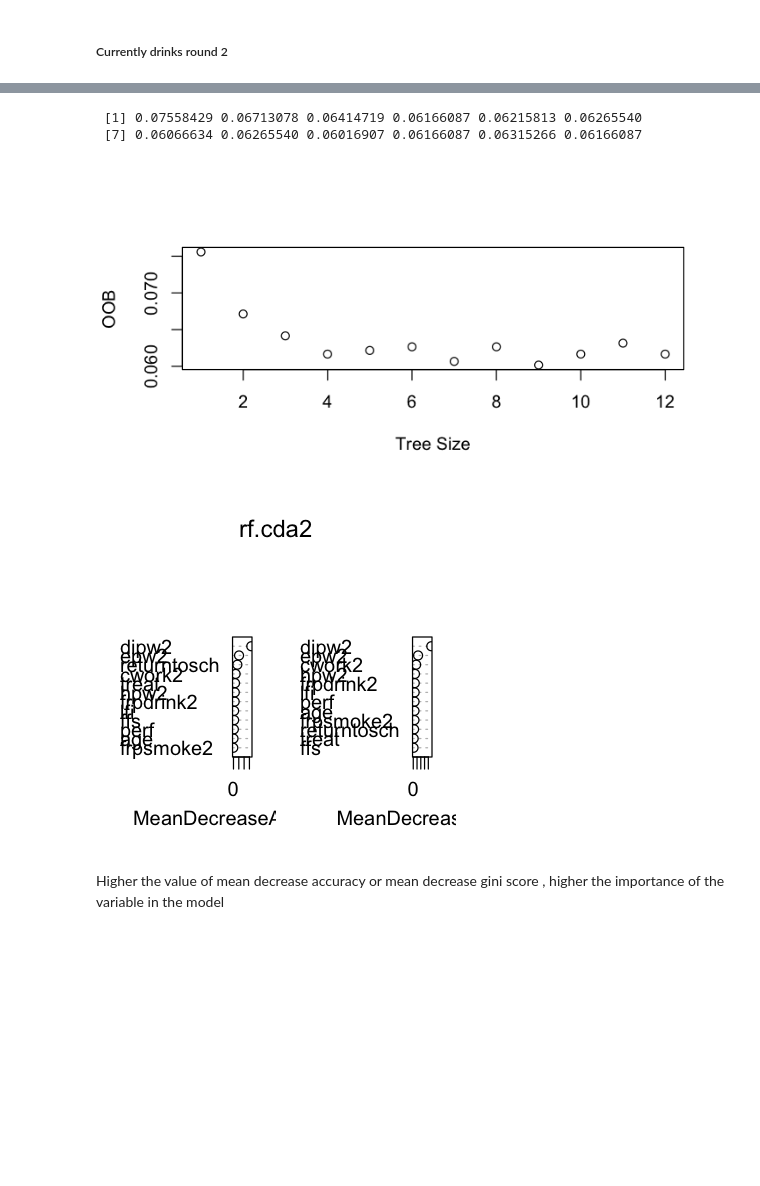
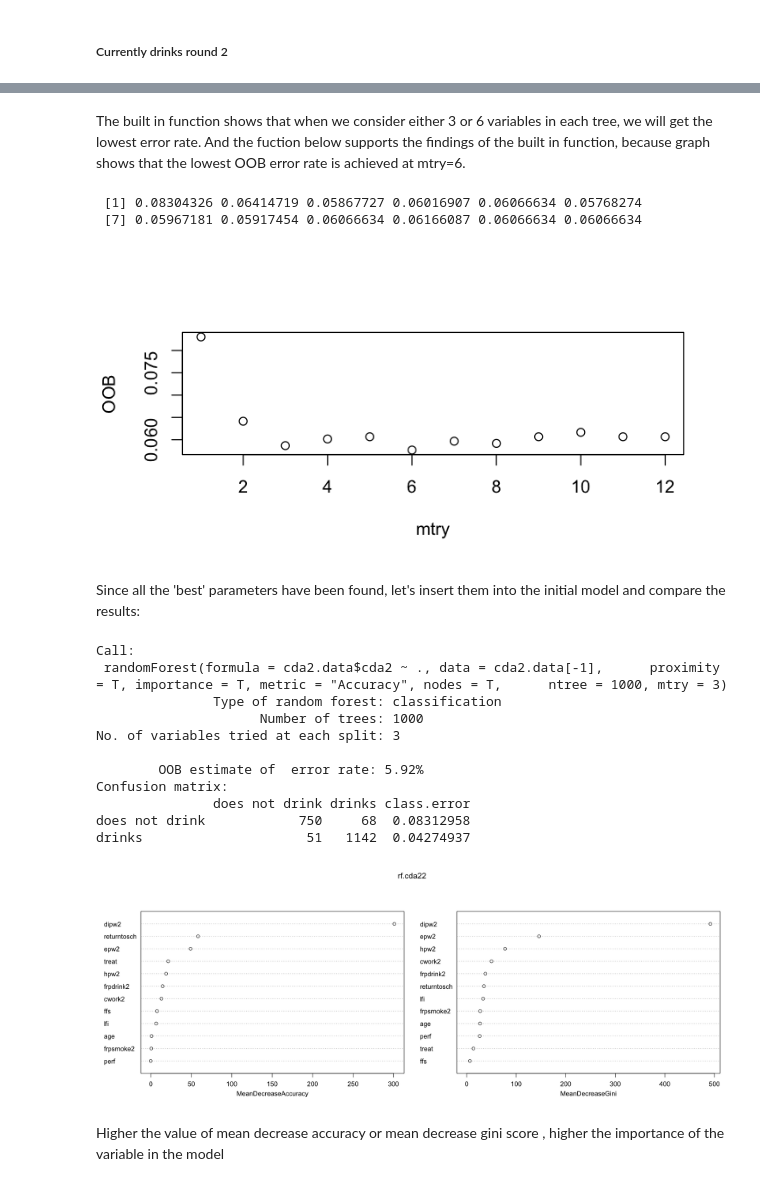
Before and after one commit to azhar27/CompStat, a Jupyter notebook: project.ipynb, the cells around one changed output, grey strips where cells are left out. Saved outputs shown, nothing was run; the diff lists cells and outputs as text; code cells hidden in the pictures; blank space fills up the shorter version.

```diff
--- a/project.ipynb
+++ b/project.ipynb
@@ -187,4 +130,0 @@ dgp.cda2 <- function(n){
-# %%
-n=2011
-cda2.data<-dgp.cda2(n)
-head(cda2.data)
@@ -216,0 +133,3 @@ drinks                     59   1144  0.04904406
+# %%
+rf.cda2<-randomForest(cda2.data$cda2~., data=cda2.data[-1],proximity=T, importance=T, metric='Accuracy', nodes=T)
+rf.cda2
@@ -245,5 +204,7 @@ mtry = 2        OOB error = 0%
 NaN 0.05
 ERROR: Error in if (Improve > improve) {: пропущенное значение, а нужно TRUE/FALSE
+# %% [markdown]
+The built in function shows that when we consider either 3 or 6 variables in each tree, we will get the lowest error rate. And the fuction below supports the findings of the built in function, because graph shows that the lowest OOB error rate is achieved at mtry=6.
 # %%
 ##now we need to make sure that I am considering the optimal number of variables at each internal node in the tree
 oob.values<-vector(length=12)
@@ -253,18 +214,37 @@ for (i in 1:12) {
 }
 oob.values
 plot(oob.values,
-     xlab = "Tree Size",
+     xlab = "mtry",
      ylab = "OOB")
 options(repr.plot.width=3, repr.plot.height=3)
 # %% [output]
- [1] 0.07558429 0.06713078 0.06414719 0.06166087 0.06215813 0.06265540
- [7] 0.06066634 0.06265540 0.06016907 0.06166087 0.06315266 0.06166087
+ [1] 0.08304326 0.06414719 0.05867727 0.06016907 0.06066634 0.05768274
+ [7] 0.05967181 0.05917454 0.06066634 0.06166087 0.06066634 0.06066634
-[figure, old version]
+[figure, new version]
+# %% [markdown]
+Since all the 'best' parameters have been found, let's insert them into the initial model and compare the results:
+# %%
+# results with all tuned values inserted
+rf.cda22<-randomForest(cda2.data$cda2~., data=cda2.data[-1],proximity=T, importance=T, metric='Accuracy', nodes=T,
+                      ntree=1000, mtry=3)
+rf.cda22
+# %% [output]
+Call:
+ randomForest(formula = cda2.data$cda2 ~ ., data = cda2.data[-1],      proximity = T, importance = T, metric = "Accuracy", nodes = T,      ntree = 1000, mtry = 3)
+               Type of random forest: classification
+                     Number of trees: 1000
+No. of variables tried at each split: 3
+
+        OOB estimate of  error rate: 5.92%
+Confusion matrix:
+               does not drink drinks class.error
+does not drink            750     68  0.08312958
+drinks                     51   1142  0.04274937
 # %%
-varImpPlot(rf.cda2)
-options(repr.plot.width=14.5, repr.plot.height=6.1)
+varImpPlot(rf.cda22)
+options(repr.plot.width=16, repr.plot.height=6.1)
 # %% [output]
-[figure, old version]
+[figure, new version]
 # %% [markdown]
 Higher the value of mean decrease accuracy or mean decrease gini score , higher the importance of the variable in the model
 # %% [markdown]
```
Also changed, not shown: parts of 61 cells of this notebook, 9 other files.
